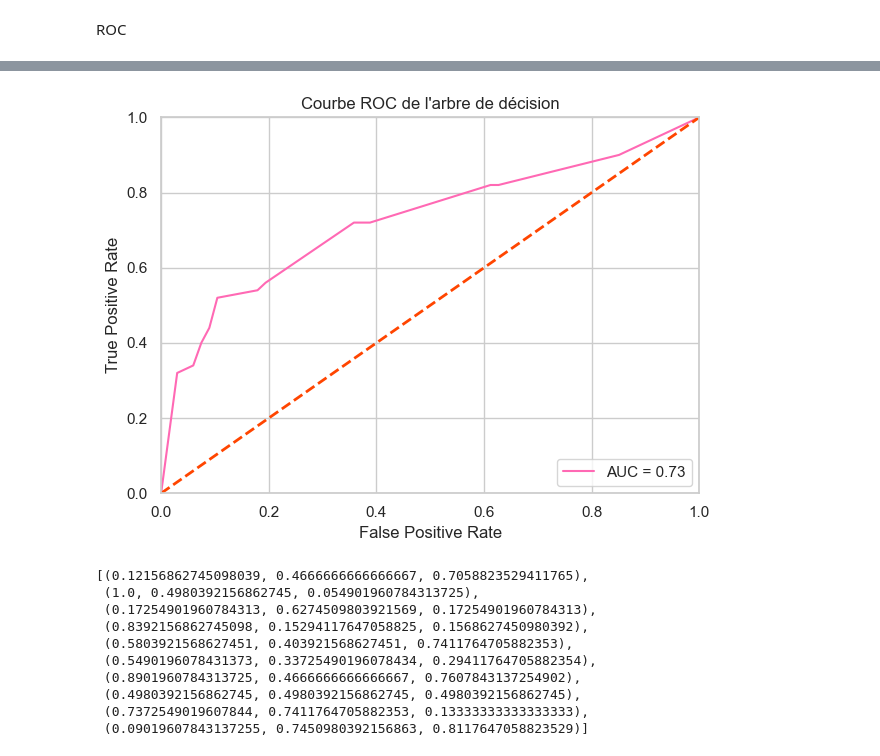
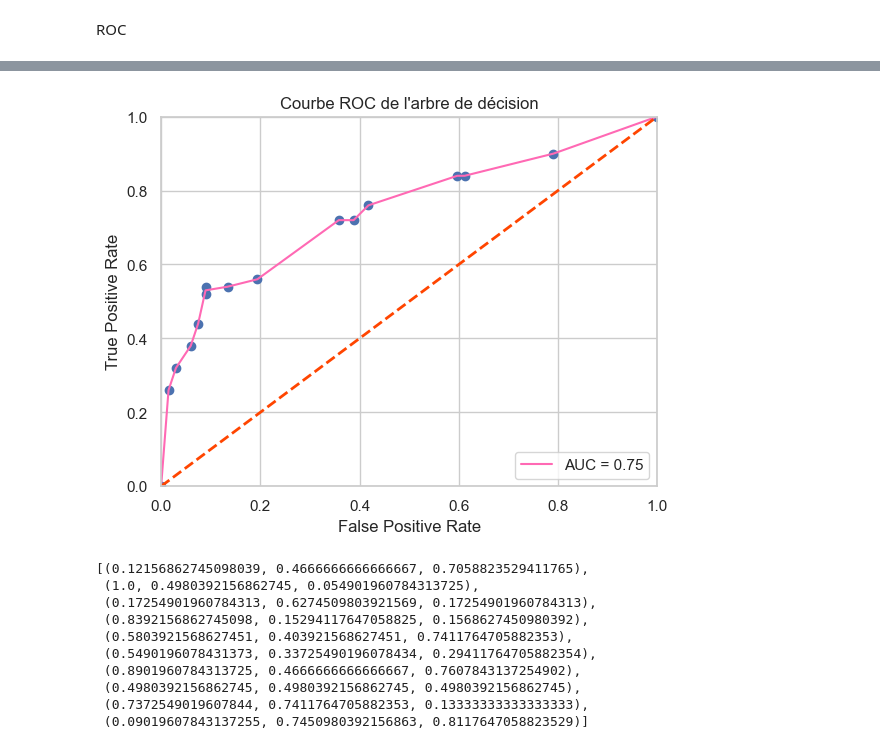
Before and after one commit to atekiouk/Sujet_2, a Jupyter notebook: Notebooks/Parameters_test.ipynb, the cells around one changed output, grey strips where cells are left out. Saved outputs shown, nothing was run; the diff lists cells and outputs as text; code cells hidden in the pictures.

```diff
--- a/Notebooks/Parameters_test.ipynb
+++ b/Notebooks/Parameters_test.ipynb
@@ -289,14 +293,14 @@ Fitting 5 folds for each of 32256 candidates, totalling 161280 fits
 # %% [markdown]
 Optimisaiton ccp
 # %%
-from sklearn.metrics import confusion_matrix
-def optimize_ccp_alpha(X_train,X_test,y_train,y_test):
-    list_ccp_alpha = np.linspace(0.001,0.03,31)
-    list_prec = []
-    for ccp in list_ccp_alpha:
-        tree = DecisionTreeClassifier(criterion = 'entropy', max_depth = 10, ccp_alpha =  ccp, min_samples_leaf = 5, max_features = 9, min_samples_split = 5)
-        tree.fit(X_train,y_train)
-        y_pred = tree.predict(X_test)
-        cm = confusion_matrix(y_test, y_pred)
-        list_prec.append(confusion_matrix(y_test, y_pred)[0][0]/(confusion_matrix(y_test, y_pred)[0][1]+confusion_matrix(y_test, y_pred)[0][0]))
-    return list_ccp_alpha,list_prec
+param_grid_ccp = {  'criterion': ['entropy'],
+                    'max_depth' : np.linspace(9,12,3, dtype= int),
+                    'ccp_alpha' : np.linspace(0.0,0.20,100),
+                    'min_samples_leaf' : np.linspace(5,7,3,dtype= int),
+                    'max_features' : np.linspace(7,9,3,dtype= int),
+                    'min_samples_split' : np.linspace(4,6,3,dtype= int)
+                    }
+
+grid_ccp = GridSearchCV(DecisionTreeClassifier(random_state = 42), param_grid_ccp, scoring = 'recall' ,refit = True, verbose = 3,n_jobs=-1)
+grid_ccp.fit(X_train, y_train)
+print(grid_ccp.best_params_)
@@ -319,11 +310,12 @@ array([0.00196667, 0.02226667, 0.0271    ])
 # %% [markdown]
 Final tree
 # %%
-tree_f = DecisionTreeClassifier(criterion = 'entropy', max_depth = 10, ccp_alpha =  0.00196667, min_samples_leaf = 5, max_features = 9, min_samples_split = 5)
+tree_f = DecisionTreeClassifier(criterion = 'entropy', max_depth = 10, ccp_alpha =  0, min_samples_leaf = 5, max_features = 9, min_samples_split = 5, random_state = 42)
 tree_f.fit(X_train,y_train)
 y_pred = tree_f.predict(X_test)
 utilities.plot_confusion_matrix(y_true = y_test, y_pred = y_pred)
 fpr, tpr, _ = metrics.roc_curve(y_test, y_pred)
-print(f"AUC : {auc(fpr, tpr)}")
+print(f"AUC : {metrics.auc(fpr, tpr)}")
 print(f"Accuracy score : {metrics.accuracy_score(y_test, y_pred)}")
+print(f"Precision : {confusion_matrix(y_test, y_pred)[1][1]/(confusion_matrix(y_test, y_pred)[1][1]+confusion_matrix(y_test, y_pred)[1][0])}\nRecall    : {confusion_matrix(y_test, y_pred)[1][1]/(confusion_matrix(y_test, y_pred)[1][1]+confusion_matrix(y_test, y_pred)[0][1])}")
 # %% [output]
@@ -378,22 +352,23 @@ plt.show()
 # %%
 # Calcul des valeurs TPR et FPR
 y_score = tree_f.predict_proba(X_test)[:,1]
 fpr, tpr, _ = roc_curve(y_test, y_score)
-roc_auc = auc(fpr, tpr)
+roc_auc = metrics.auc(fpr, tpr)
 
 # Tracé de la courbe ROC avec seaborn
 sns.set(style='whitegrid', font_scale=1)
 sns.lineplot(x=fpr, y=tpr, color='hotpink', label=f'AUC = {roc_auc:.2f}')
 plt.plot([0, 1], [0, 1], color='orangered', lw=2, linestyle='--')
 plt.xlim([0, 1])
 plt.ylim([0, 1])
 plt.xlabel('False Positive Rate')
 plt.ylabel('True Positive Rate')
 plt.title('Courbe ROC de l\'arbre de décision')
 plt.legend(loc='lower right')
+plt.scatter(fpr,tpr)
 plt.show()
 # %% [output]
-[figure, old version]
+[figure, new version]
 # %%
 sns.color_palette("tab10")
 # %% [output]
```
Also changed, not shown: parts of 12 cells of this notebook.
